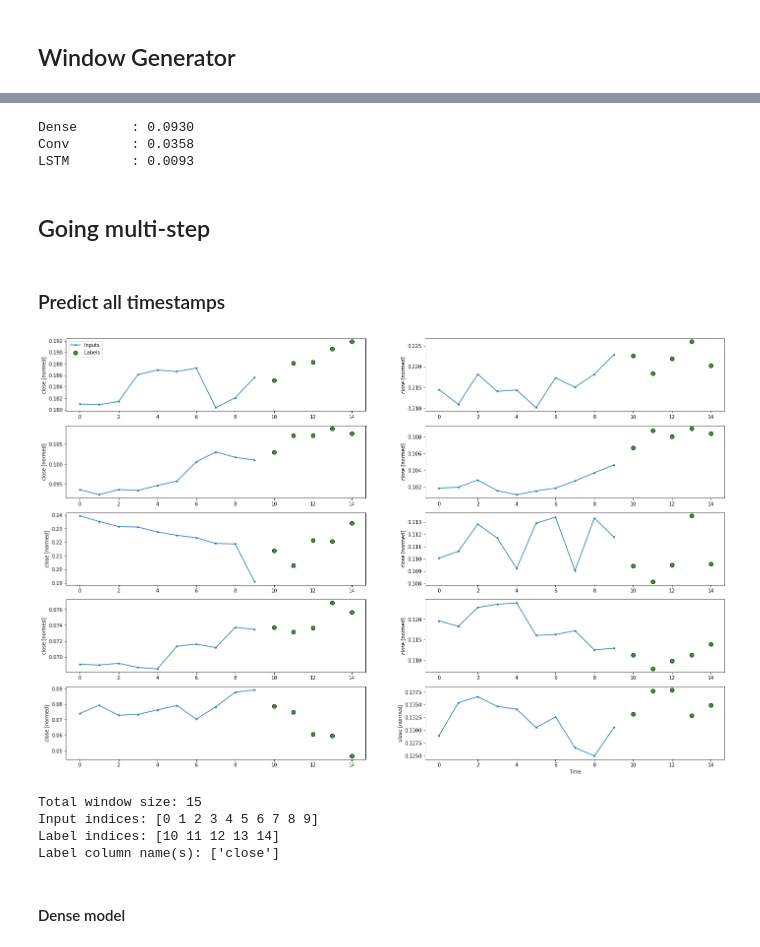
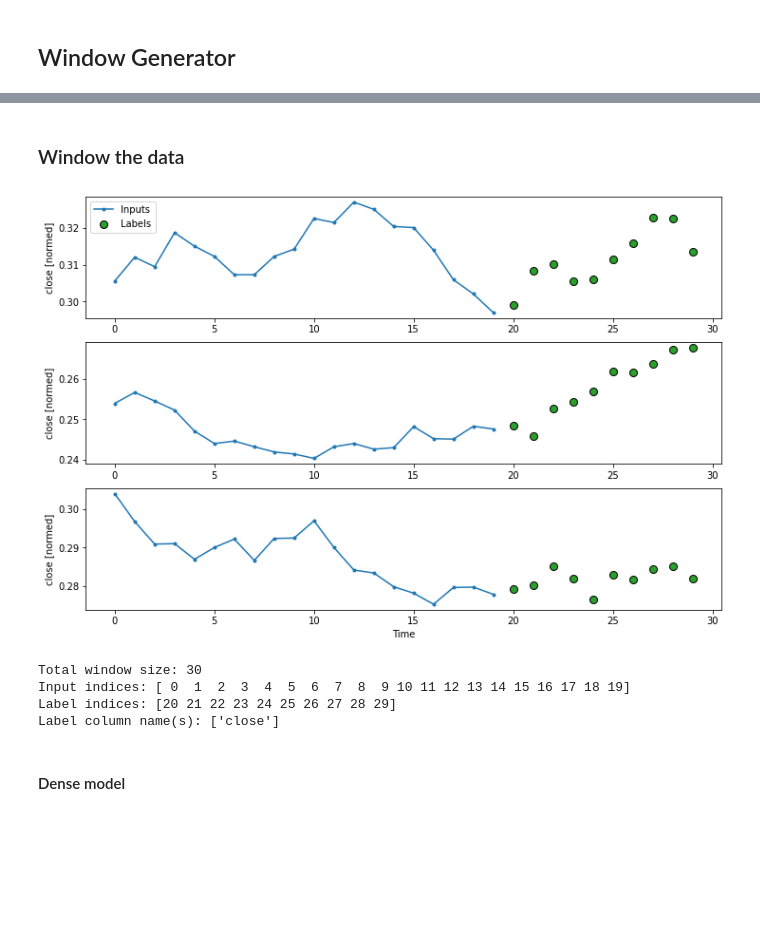
Before and after one commit to iislamm/stock-prices-prediction, a Jupyter notebook: stocks_prediction.ipynb, the cells around one changed output, grey strips where cells are left out. Drawn from its saved outputs; the diff is of its cells as text; code cells hidden in the pictures; blank space fills up the shorter version.

```diff
--- a/stocks_prediction.ipynb
+++ b/stocks_prediction.ipynb
@@ -18,8 +24,2 @@ matplotlib.rcParams['figure.figsize'] = (12, 8)
 # %% [markdown]
 ## Data
-# %%
-def plot_series(time, series, format="-", start=0, end=None):
-    plt.plot(time[start:end], series[start:end], format)
-    plt.xlabel("Time")
-    plt.ylabel("Value")
-    plt.grid(True)
@@ -26,7 +31,6 @@ def plot_series(time, series, format="-", start=0, end=None):
 # %%
 dateparse = lambda dates: pd.datetime.strptime(dates, '%Y-%m-%d')
-df = pd.read_csv('./Datasets/huge-stock-market-dataset/Stocks/acgl.us.txt', index_col='Date', parse_dates=['Date'], date_parser=dateparse)
+df = pd.read_csv('/content/drive/MyDrive/GP/Datasets/huge-stock-market-dataset/Stocks/ms.us.txt', index_col='Date', parse_dates=['Date'], date_parser=dateparse)
 print(len(df))
-df.head()
 # %% [output]
 3201
@@ -114,4 +164,5 @@ change        0
 log_change    0
 dtype: int64
 # %%
-df = df[['close', 'log_change']]
+df = df[['close', 'log_change', 'volume']]
+df.head()
@@ -204,15 +265,15 @@ def make_dataset(self, data):
 
 WindowGenerator.make_dataset = make_dataset
 # %%
-def plot(self, model=None, plot_col='close', max_subplots=10, title=None):
+def plot(self, model=None, plot_col='close', max_subplots=3, title=None):
     inputs, labels = self.example
-    plt.figure(figsize=(24, 32))
+    # plt.figure(figsize=(24, 32))
     if title:
         plt.suptitle(title)
     plot_col_index = self.column_indices[plot_col]
     max_n = min(max_subplots, len(inputs))
     for n in range(max_n):
-        plt.subplot(max_subplots, 2, n+1)
+        plt.subplot(max_subplots, 1, n+1)
         plt.ylabel(f'{plot_col} [normed]')
         plt.plot(self.input_indices, inputs[n, :, plot_col_index],
                  label='Inputs', marker='.', zorder=-10)
@@ -419,25 +373,16 @@ _ = plt.legend()
-# %%
-for name, value in performance.items():
-    print(f'{name:12s}: {value[1]:0.4f}')
-# %% [output]
-Dense       : 0.0930
-Conv        : 0.0358
-LSTM        : 0.0093
-# %% [markdown]
-## Going multi-step
-# %% [markdown]
-### Predict all timestamps
+# %% [markdown]
+### Window the data
 # %%
-OUT_STEPS = 5
-multi_window = WindowGenerator(input_width=10, label_width=OUT_STEPS,
+OUT_STEPS = 10
+multi_window = WindowGenerator(input_width=20, label_width=OUT_STEPS,
                                shift=OUT_STEPS, label_columns=['close'])
 multi_window.plot()
 multi_window
 # %% [output]
-[figure, old version]
+[figure, new version]
-Total window size: 15
-Input indices: [0 1 2 3 4 5 6 7 8 9]
-Label indices: [10 11 12 13 14]
+Total window size: 30
+Input indices: [ 0  1  2  3  4  5  6  7  8  9 10 11 12 13 14 15 16 17 18 19]
+Label indices: [20 21 22 23 24 25 26 27 28 29]
 Label column name(s): ['close']
 # %%
 multi_val_performance = {}
```
Also changed, not shown: parts of 77 cells of this notebook.
